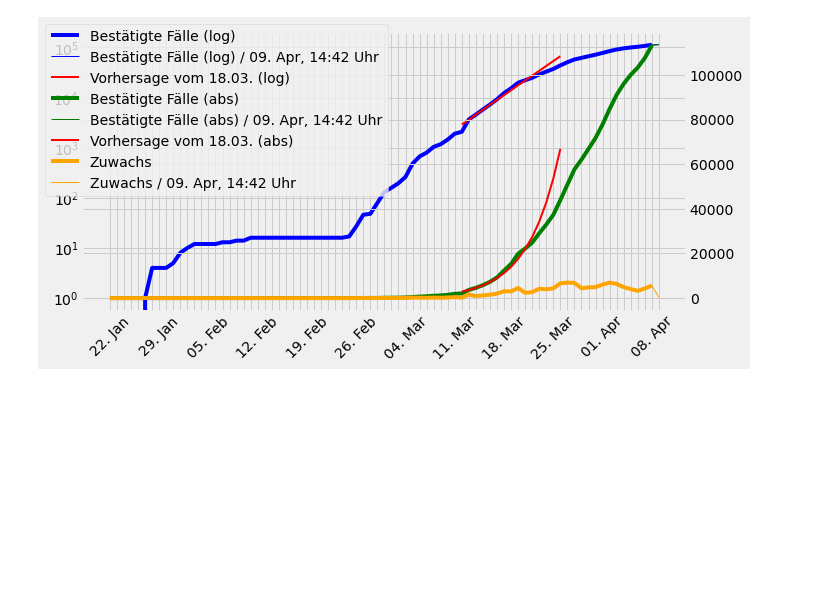
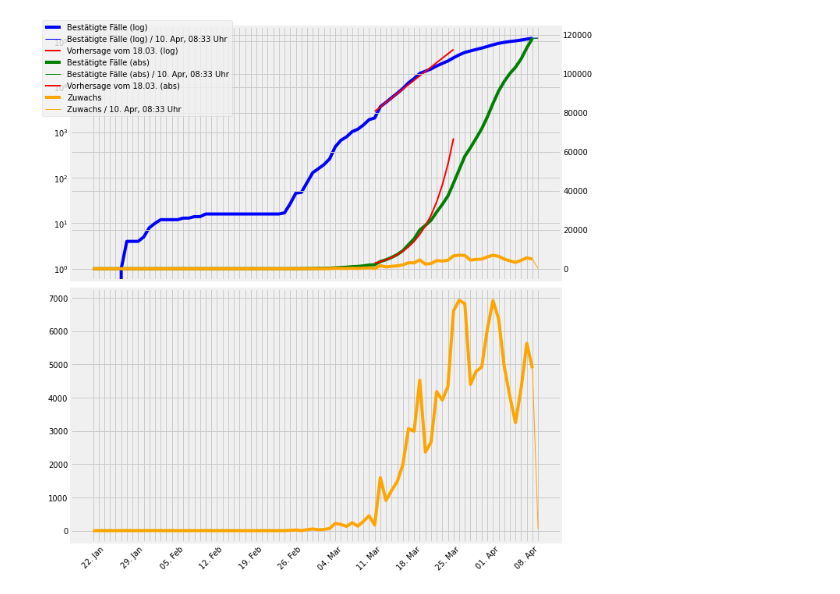
Before and after one commit to moritzknorr/corona, a Jupyter notebook: 02 Country.ipynb, the cells around one changed output. Saved outputs shown, nothing was run; the diff lists cells and outputs as text; code cells hidden in the pictures; blank space fills up the shorter version.

```diff
--- a/02 Country.ipynb
+++ b/02 Country.ipynb
@@ -36,37 +39,40 @@ prediction['date_string'] = prediction['date'].dt.strftime('%d. %b')
 df = pd.merge(left=df, right=prediction[['date', 'predict']], on='date', how='left')
 # %%
 %matplotlib inline
-import matplotlib.pyplot as plt
-plt.style.use('fivethirtyeight')
-fig = plt.figure(figsize=(10,5))
-ax1 = fig.add_subplot(1,1,1)
+fig = plt.figure(figsize=(10,10))
+ax1 = fig.add_subplot(2,1,1)
 ax1.grid(True)
 ax1.set_yscale('log')
 ax1.plot(df['date_string'][:-1], df['confirmed'][:-1], color = 'blue', linewidth=4)
 ax1.plot(df['date_string'][-2:], df['confirmed'][-2:], color = 'blue', linewidth=1)
 ax1.plot(df['date_string'], df['predict'], color = 'red', linewidth=2)
 ax2 = ax1.twinx()
 ax2.plot(df['date_string'][:-1], df['confirmed'][:-1], color = 'green', linewidth=4)
 ax2.plot(df['date_string'][-2:], df['confirmed'][-2:], color = 'green', linewidth=1)
 ax2.plot(df['date_string'], df['predict'], color = 'red', linewidth=2)
 ax2.plot(df['date_string'][:-1], df['growth'][:-1], color = 'orange', linewidth=4)
 ax2.plot(df['date_string'][-2:], df['growth'][-2:], color = 'orange', linewidth=1)
 fig.legend([
     'Bestätigte Fälle (log)',
     'Bestätigte Fälle (log) / ' + curr,
     'Vorhersage vom 18.03. (log)',
     'Bestätigte Fälle (abs)',
     'Bestätigte Fälle (abs) / ' + curr,
     'Vorhersage vom 18.03. (abs)',
     'Zuwachs',
     'Zuwachs / ' + curr], loc='upper left')
 ax1.set_xticklabels(labels=df['date_string'], rotation=45)
-labels = ax1.xaxis.get_ticklabels()
+ax3 = fig.add_subplot(2,1,2)
+ax3.plot(df['date_string'][:-1], df['growth'][:-1], color = 'orange', linewidth=4)
+ax3.plot(df['date_string'][-2:], df['growth'][-2:], color = 'orange', linewidth=1)
+ax1.set_xticklabels([])
+ax3.set_xticklabels(labels=df['date_string'], rotation=45)
+labels = ax3.xaxis.get_ticklabels()
 for label in labels:
     label.set_visible(False)
 for label in labels[::7]:
     label.set_visible(True)
 fig.tight_layout()
 fig.show()
 # %% [output]
-[figure, old version]
+[figure, new version]
```
Also changed, not shown: parts of 3 cells of this notebook, 2 other files.
